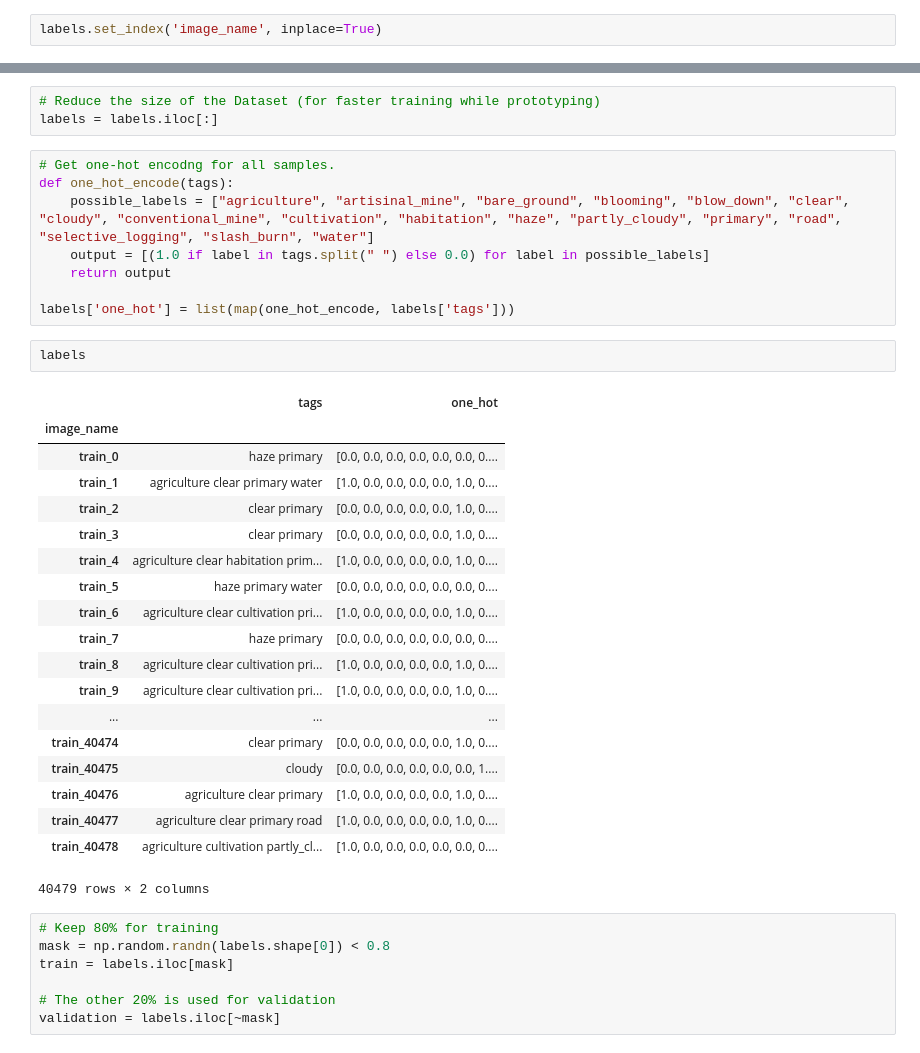
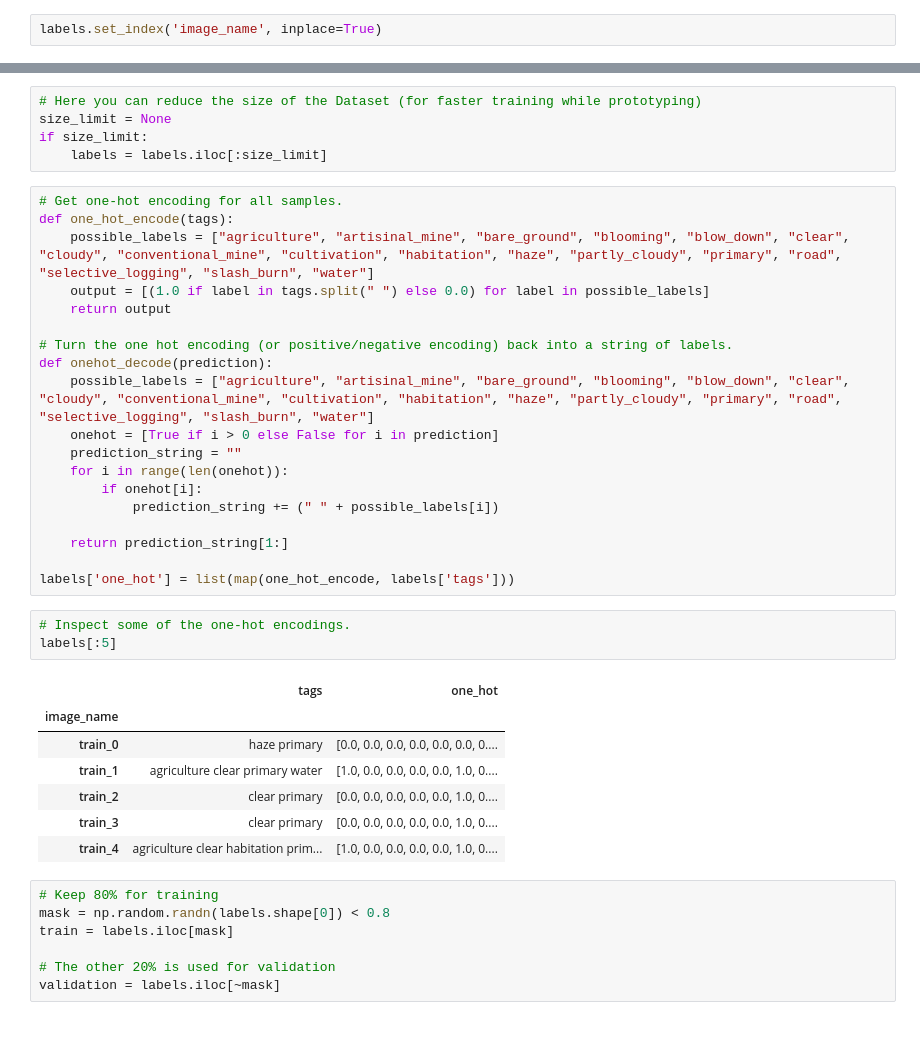
Before and after one commit to SamWheating/MLExampleProjects, a Jupyter notebook: planet-challenge/SatelliteImageClassification.ipynb, the cells around one changed output, grey strips where cells are left out. Saved outputs shown, nothing was run; the diff lists cells and outputs as text.

```diff
--- a/planet-challenge/SatelliteImageClassification.ipynb
+++ b/planet-challenge/SatelliteImageClassification.ipynb
@@ -69,36 +72,38 @@ labels.iloc[:10]
 # %%
-# Reduce the size of the Dataset (for faster training while prototyping)
-labels = labels.iloc[:]
+# Here you can reduce the size of the Dataset (for faster training while prototyping)
+size_limit = None
+if size_limit:
+    labels = labels.iloc[:size_limit]
 # %%
-# Get one-hot encodng for all samples.
+# Get one-hot encoding for all samples.
 def one_hot_encode(tags):
     possible_labels = ["agriculture", "artisinal_mine", "bare_ground", "blooming", "blow_down", "clear", "cloudy", "conventional_mine", "cultivation", "habitation", "haze", "partly_cloudy", "primary", "road", "selective_logging", "slash_burn", "water"]
     output = [(1.0 if label in tags.split(" ") else 0.0) for label in possible_labels]
     return output
 
+# Turn the one hot encoding (or positive/negative encoding) back into a string of labels.
+def onehot_decode(prediction):
+    possible_labels = ["agriculture", "artisinal_mine", "bare_ground", "blooming", "blow_down", "clear", "cloudy", "conventional_mine", "cultivation", "habitation", "haze", "partly_cloudy", "primary", "road", "selective_logging", "slash_burn", "water"]
+    onehot = [True if i > 0 else False for i in prediction]
+    prediction_string = ""
+    for i in range(len(onehot)):
+        if onehot[i]:
+            prediction_string += (" " + possible_labels[i])
+
+    return prediction_string[1:]
+
 labels['one_hot'] = list(map(one_hot_encode, labels['tags']))
-# %%
-labels
-# %% [output]
-|  | tags | one_hot |
-| image_name |  |  |
-| train_0 | haze primary | [0.0, 0.0, 0.0, 0.0, 0.0, 0.0, 0.... |
-| train_1 | agriculture clear primary water | [1.0, 0.0, 0.0, 0.0, 0.0, 1.0, 0.... |
-| train_2 | clear primary | [0.0, 0.0, 0.0, 0.0, 0.0, 1.0, 0.... |
-| train_3 | clear primary | [0.0, 0.0, 0.0, 0.0, 0.0, 1.0, 0.... |
-| train_4 | agriculture clear habitation prim... | [1.0, 0.0, 0.0, 0.0, 0.0, 1.0, 0.... |
-| train_5 | haze primary water | [0.0, 0.0, 0.0, 0.0, 0.0, 0.0, 0.... |
-| train_6 | agriculture clear cultivation pri... | [1.0, 0.0, 0.0, 0.0, 0.0, 1.0, 0.... |
-| train_7 | haze primary | [0.0, 0.0, 0.0, 0.0, 0.0, 0.0, 0.... |
-| train_8 | agriculture clear cultivation pri... | [1.0, 0.0, 0.0, 0.0, 0.0, 1.0, 0.... |
-| train_9 | agriculture clear cultivation pri... | [1.0, 0.0, 0.0, 0.0, 0.0, 1.0, 0.... |
-| ... | ... | ... |
-| train_40474 | clear primary | [0.0, 0.0, 0.0, 0.0, 0.0, 1.0, 0.... |
-| train_40475 | cloudy | [0.0, 0.0, 0.0, 0.0, 0.0, 0.0, 1.... |
-| train_40476 | agriculture clear primary | [1.0, 0.0, 0.0, 0.0, 0.0, 1.0, 0.... |
-| train_40477 | agriculture clear primary road | [1.0, 0.0, 0.0, 0.0, 0.0, 1.0, 0.... |
-| train_40478 | agriculture cultivation partly_cl... | [1.0, 0.0, 0.0, 0.0, 0.0, 0.0, 0.... |
-40479 rows × 2 columns
+# %%
+# Inspect some of the one-hot encodings.
+labels[:5]
+# %% [output]
+|  | tags | one_hot |
+| image_name |  |  |
+| train_0 | haze primary | [0.0, 0.0, 0.0, 0.0, 0.0, 0.0, 0.... |
+| train_1 | agriculture clear primary water | [1.0, 0.0, 0.0, 0.0, 0.0, 1.0, 0.... |
+| train_2 | clear primary | [0.0, 0.0, 0.0, 0.0, 0.0, 1.0, 0.... |
+| train_3 | clear primary | [0.0, 0.0, 0.0, 0.0, 0.0, 1.0, 0.... |
+| train_4 | agriculture clear habitation prim... | [1.0, 0.0, 0.0, 0.0, 0.0, 1.0, 0.... |
 # %%
 # Keep 80% for training
 mask = np.random.randn(labels.shape[0]) < 0.8
```
Also changed, not shown: parts of 29 cells of this notebook.
